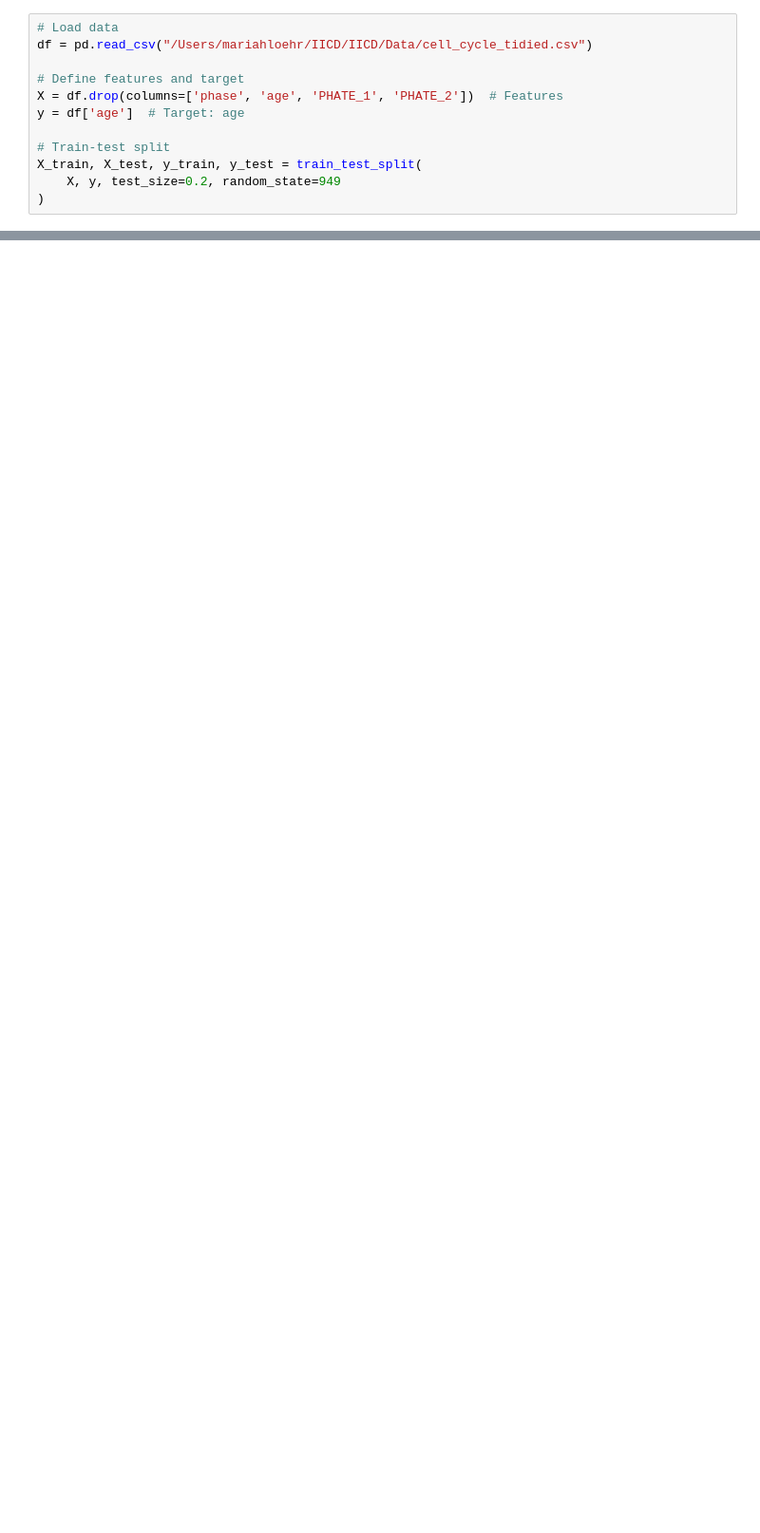
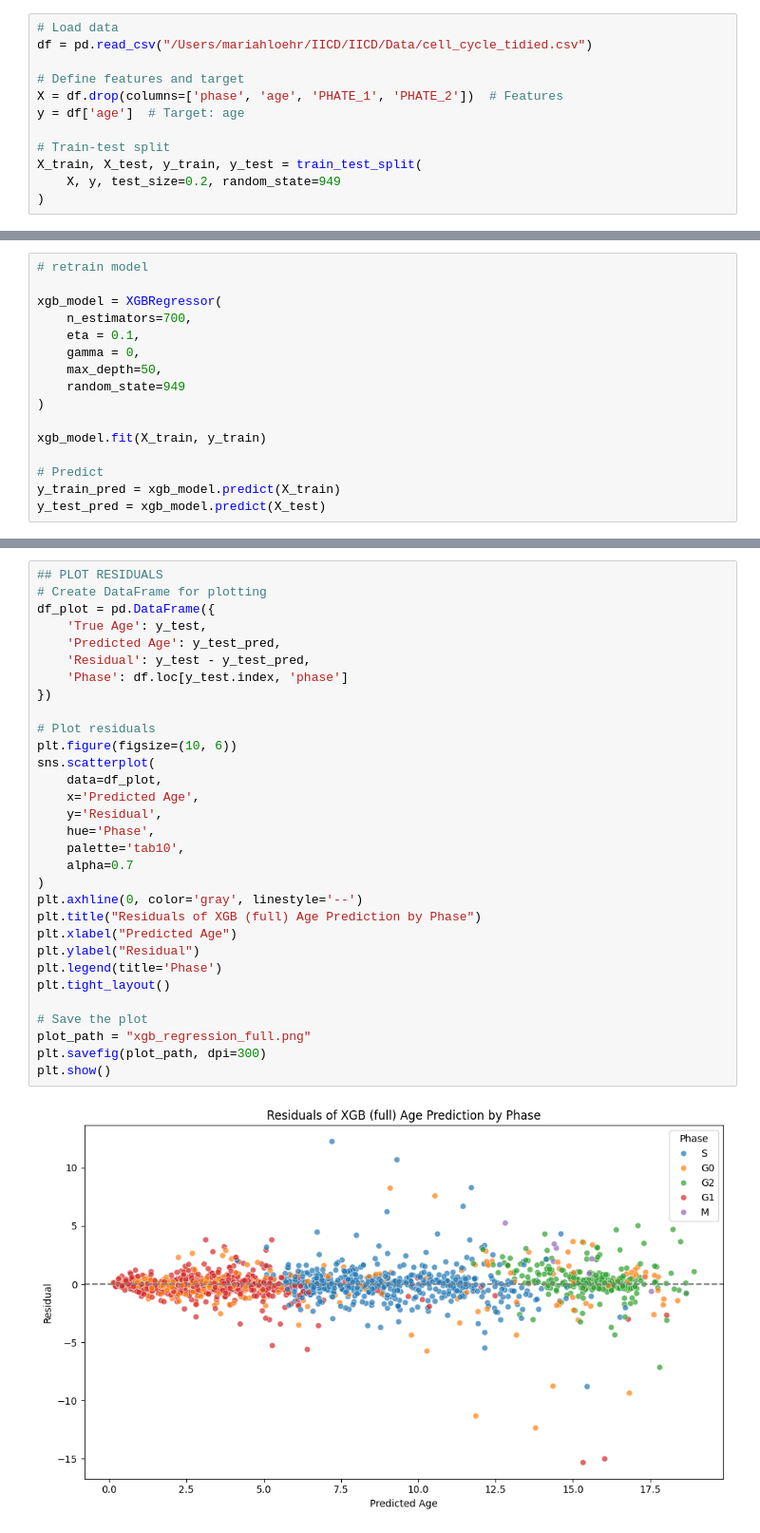
Before and after one commit to mariahgloehr/IICD, a Jupyter notebook: XGBoost/xgb_regression.ipynb, the cells around one changed output, grey strips where cells are left out. Shown at 95% size. Saved outputs shown, nothing was run; the diff lists cells and outputs as text; blank space fills up the shorter version.

Commit message:
regression residual plots

```diff
--- a/XGBoost/xgb_regression.ipynb
+++ b/XGBoost/xgb_regression.ipynb
@@ -36,3 +57,19 @@ y_test_pred = xgb_model.predict(X_test)
+# %%
+# retrain model
+
+xgb_model = XGBRegressor(
+    n_estimators=700,
+    eta = 0.1,
+    gamma = 0,
+    max_depth=50,
+    random_state=949
+)
+
+xgb_model.fit(X_train, y_train)
+
+# Predict
+y_train_pred = xgb_model.predict(X_train)
+y_test_pred = xgb_model.predict(X_test)
 # %%
 # Calculate RMSE
 rmse_train = root_mean_squared_error(y_train, y_train_pred)
@@ -106,0 +129,33 @@ KeyboardInterrupt:
+# %%
+## PLOT RESIDUALS
+# Create DataFrame for plotting
+df_plot = pd.DataFrame({
+    'True Age': y_test,
+    'Predicted Age': y_test_pred,
+    'Residual': y_test - y_test_pred,
+    'Phase': df.loc[y_test.index, 'phase']
+})
+
+# Plot residuals
+plt.figure(figsize=(10, 6))
+sns.scatterplot(
+    data=df_plot,
+    x='Predicted Age',
+    y='Residual',
+    hue='Phase',
+    palette='tab10',
+    alpha=0.7
+)
+plt.axhline(0, color='gray', linestyle='--')
+plt.title("Residuals of XGB (full) Age Prediction by Phase")
+plt.xlabel("Predicted Age")
+plt.ylabel("Residual")
+plt.legend(title='Phase')
+plt.tight_layout()
+
+# Save the plot
+plot_path = "xgb_regression_full.png"
+plt.savefig(plot_path, dpi=300)
+plt.show()
+# %% [output]
+[figure, added]
```
Also changed, not shown: parts of 5 cells of this notebook, 5 other files.
